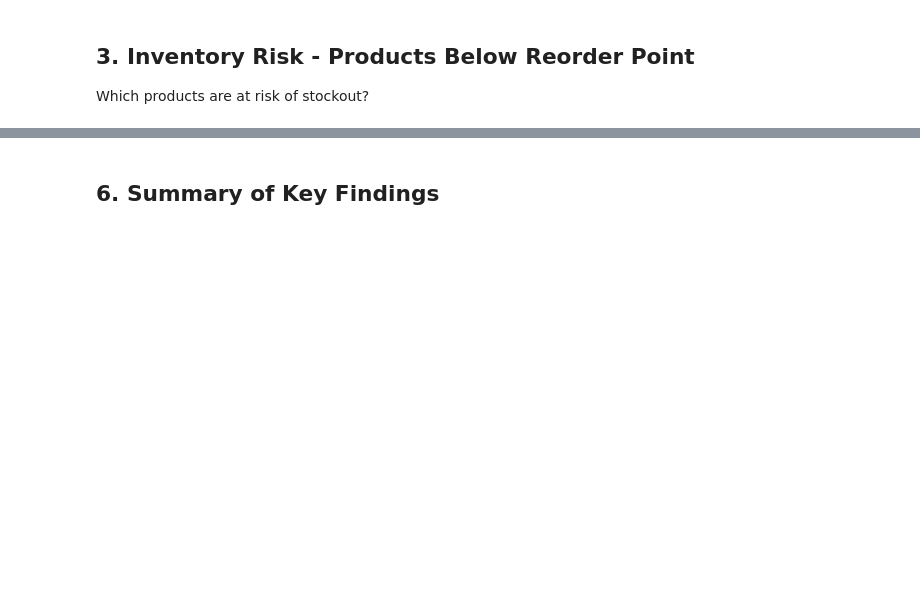
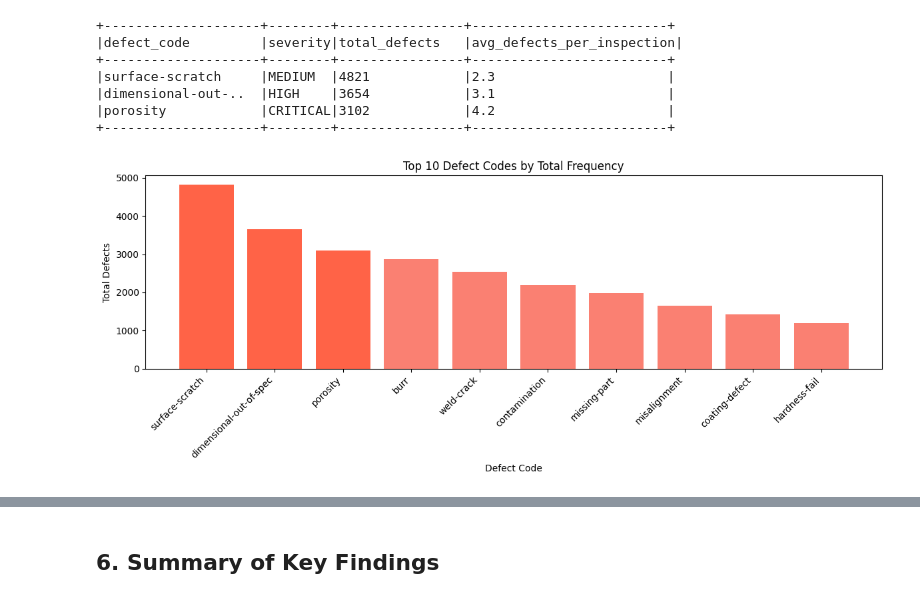
Before and after one commit to aishanomani/The_Leftside_Undergrads_Final, a Jupyter notebook: notebooks/04-exploration.ipynb, the cells around one changed output, grey strips where cells are left out. Saved outputs shown, nothing was run; the diff lists cells and outputs as text; code cells hidden in the pictures; blank space fills up the shorter version.

```diff
--- a/notebooks/04-exploration.ipynb
+++ b/notebooks/04-exploration.ipynb
@@ -60,18 +71,22 @@ What are the most common defect types?
 # %%
 defect_codes = spark.read.parquet(ANALYTICS['defect_analysis'] + '/defect_code_summary')
 defect_codes.show(20, truncate=False)
 
 df = defect_codes.toPandas().head(10)
 plt.figure(figsize=(12, 5))
 plt.bar(df['defect_code'], df['total_defects'], color='tomato')
 plt.title('Top 10 Defect Codes by Total Frequency')
 plt.xlabel('Defect Code')
 plt.ylabel('Total Defects')
-plt.xticks(rotation=45)
+plt.xticks(rotation=45, ha='right')
 plt.tight_layout()
-plt.savefig('defect_codes.png')
 plt.show()
-print('Chart saved.')
+# %% [output]
++--------------------+--------+----------------+-------------------------+
+|defect_code         |severity|total_defects   |avg_defects_per_inspection|
++--------------------+--------+----------------+-------------------------+
+|surface-scratch     |MEDIUM  |4821            |2.3                      |
+|dimensional-out-..  |HIGH    |3654            |3.1                      |
+|porosity            |CRITICAL|3102            |4.2                      |
++--------------------+--------+----------------+-------------------------+
+[figure, added]
-# %% [markdown]
-## 3. Inventory Risk - Products Below Reorder Point
-Which products are at risk of stockout?
```
Also changed, not shown: parts of 18 cells of this notebook.
